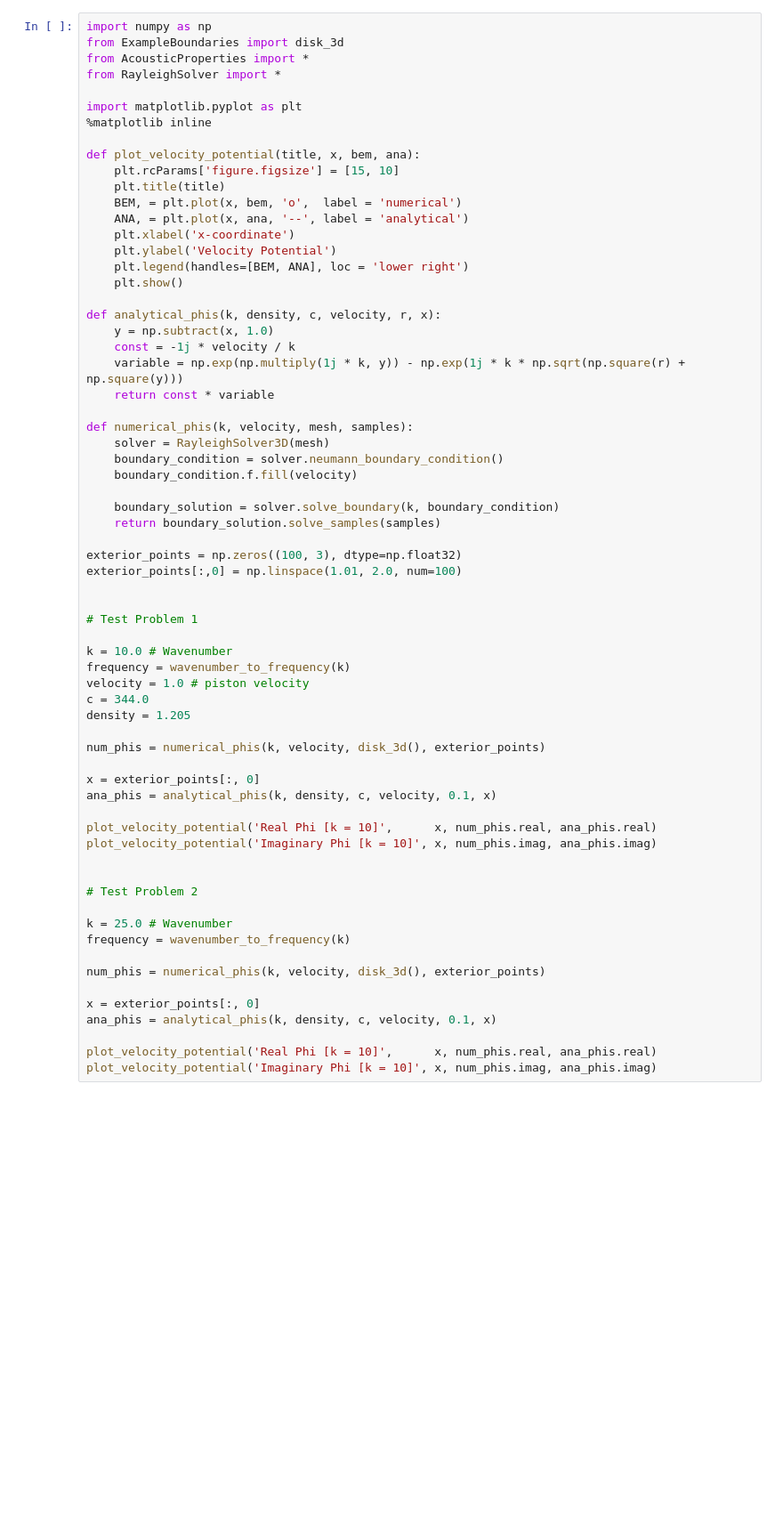
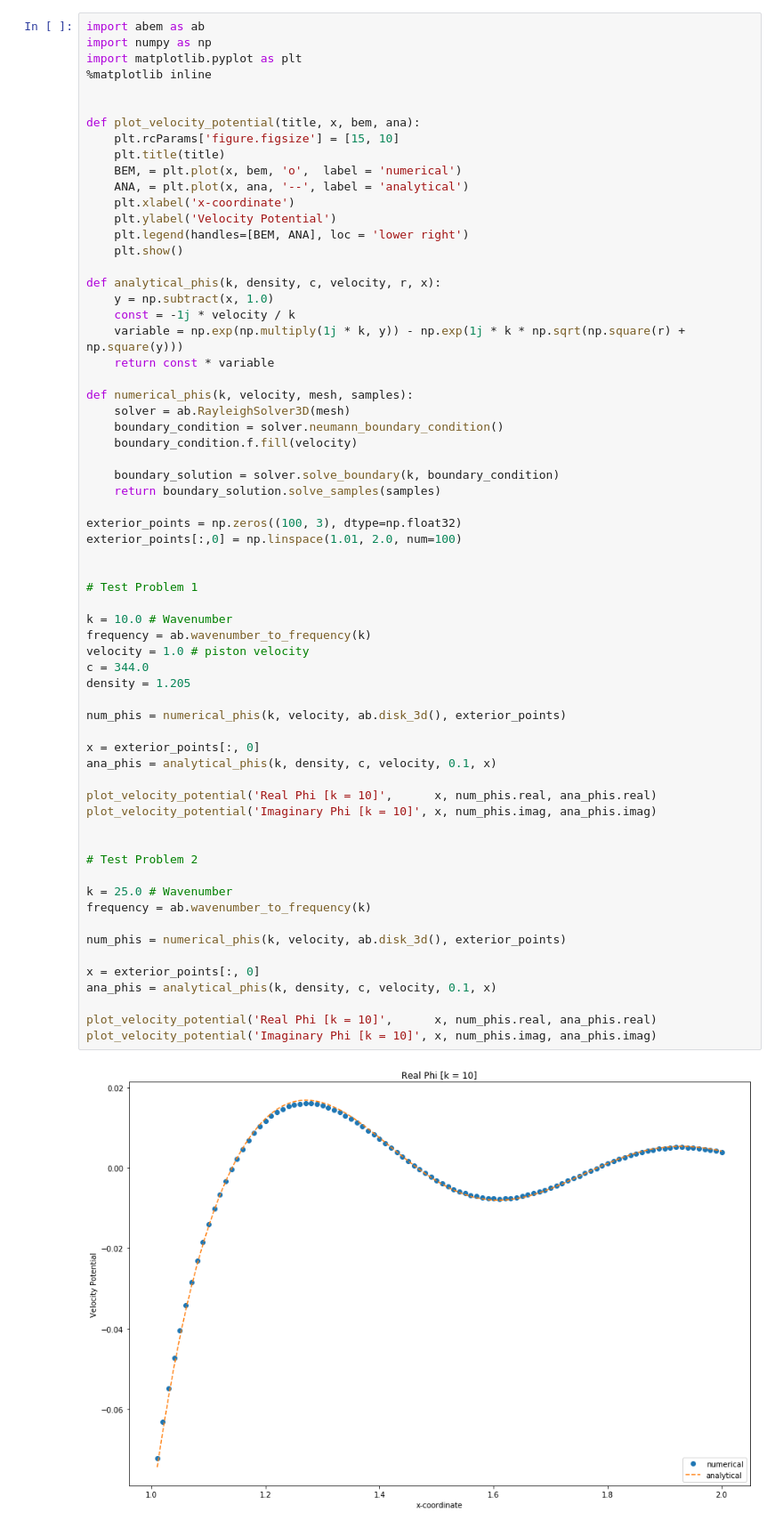
Before and after one commit to siqinniuniu/AcousticBEM, a Jupyter notebook: Jupyter/Test RayleighSolver3D Disk.ipynb, the cells around one changed output. Shown: that part at 89% size. Cells and saved outputs as stored; diff of their text form; blank space fills up the shorter version.

```diff
--- a/Jupyter/Test RayleighSolver3D Disk.ipynb
+++ b/Jupyter/Test RayleighSolver3D Disk.ipynb
@@ -1,11 +1,9 @@
 # %%
+import abem as ab
 import numpy as np
-from ExampleBoundaries import disk_3d
-from AcousticProperties import *
-from RayleighSolver import *
-
 import matplotlib.pyplot as plt
 %matplotlib inline
+
 
 def plot_velocity_potential(title, x, bem, ana):
     plt.rcParams['figure.figsize'] = [15, 10]
@@ -24,7 +22,7 @@ def analytical_phis(k, density, c, velocity, r, x):
     return const * variable
 
 def numerical_phis(k, velocity, mesh, samples):
-    solver = RayleighSolver3D(mesh)
+    solver = ab.RayleighSolver3D(mesh)
     boundary_condition = solver.neumann_boundary_condition()
     boundary_condition.f.fill(velocity)
 
@@ -33,34 +31,36 @@ def numerical_phis(k, velocity, mesh, samples):
 
 exterior_points = np.zeros((100, 3), dtype=np.float32)
 exterior_points[:,0] = np.linspace(1.01, 2.0, num=100)
 
 
 # Test Problem 1
 
 k = 10.0 # Wavenumber
-frequency = wavenumber_to_frequency(k)
+frequency = ab.wavenumber_to_frequency(k)
 velocity = 1.0 # piston velocity
 c = 344.0
 density = 1.205
 
-num_phis = numerical_phis(k, velocity, disk_3d(), exterior_points)
+num_phis = numerical_phis(k, velocity, ab.disk_3d(), exterior_points)
 
 x = exterior_points[:, 0]
 ana_phis = analytical_phis(k, density, c, velocity, 0.1, x)
 
 plot_velocity_potential('Real Phi [k = 10]',      x, num_phis.real, ana_phis.real)
 plot_velocity_potential('Imaginary Phi [k = 10]', x, num_phis.imag, ana_phis.imag)
 
 
 # Test Problem 2
 
 k = 25.0 # Wavenumber
-frequency = wavenumber_to_frequency(k)
+frequency = ab.wavenumber_to_frequency(k)
 
-num_phis = numerical_phis(k, velocity, disk_3d(), exterior_points)
+num_phis = numerical_phis(k, velocity, ab.disk_3d(), exterior_points)
 
 x = exterior_points[:, 0]
 ana_phis = analytical_phis(k, density, c, velocity, 0.1, x)
 
 plot_velocity_potential('Real Phi [k = 10]',      x, num_phis.real, ana_phis.real)
 plot_velocity_potential('Imaginary Phi [k = 10]', x, num_phis.imag, ana_phis.imag)
+# %% [output]
+[figure, added]
```
Also changed, not shown: parts of 1 cell of this notebook, 9 other files.
